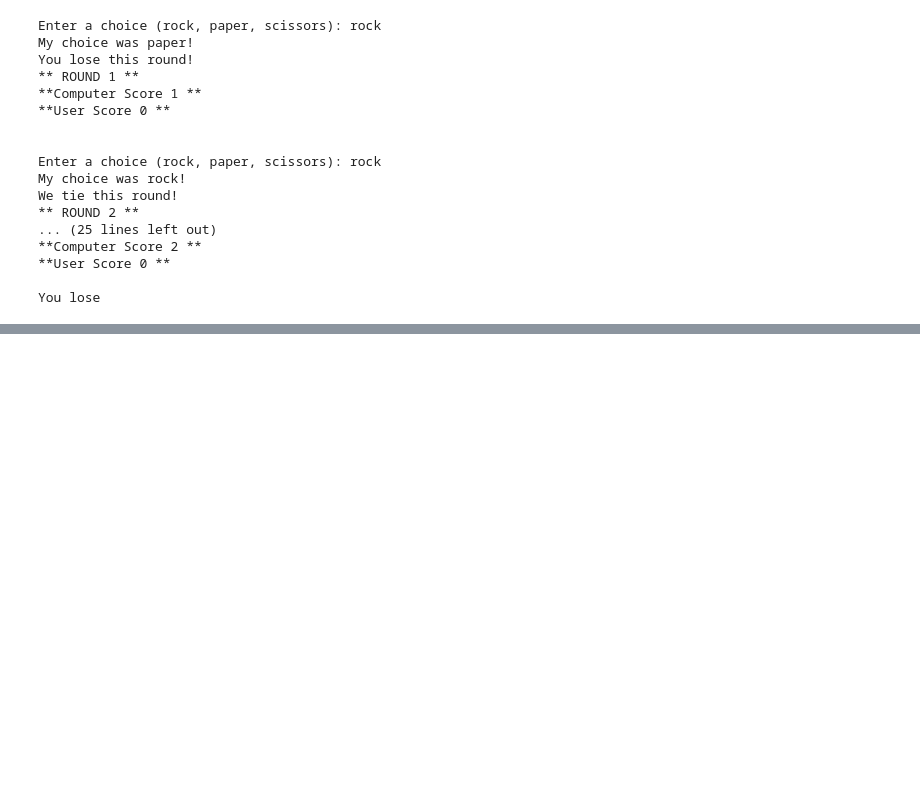
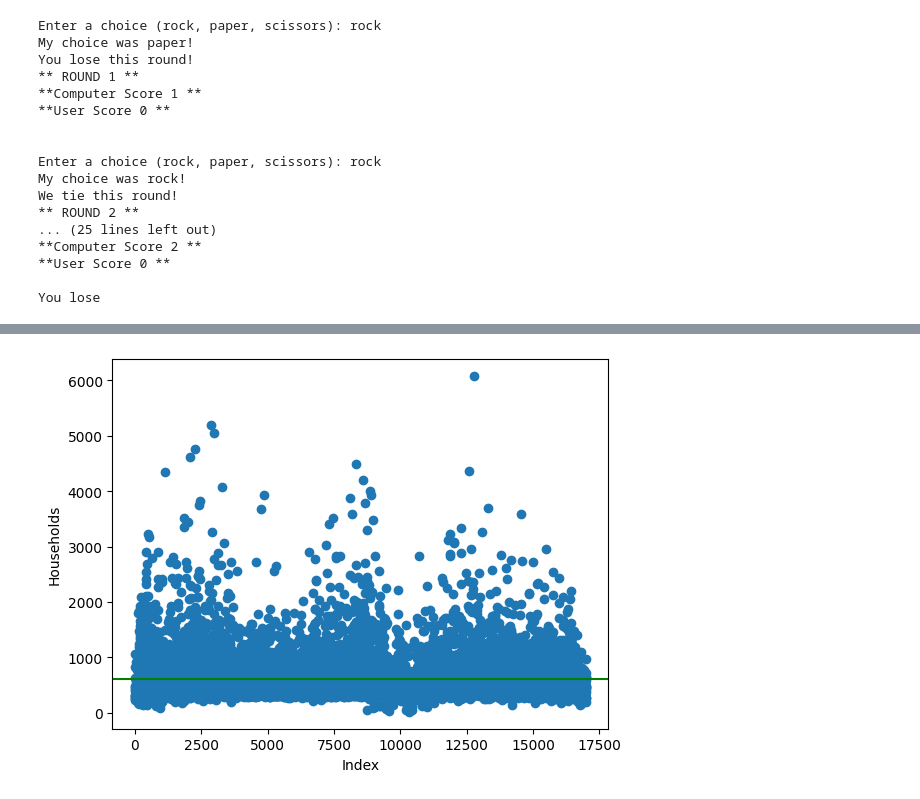
Before and after one commit to fabiocf12/MPA-MLF-exercises, a Jupyter notebook: lab1.ipynb, the cells around one changed output, grey strips where cells are left out. Saved outputs shown, nothing was run; the diff lists cells and outputs as text; code cells hidden in the pictures; blank space fills up the shorter version.

Commit message:
Completed more exercises

```diff
--- a/lab1.ipynb
+++ b/lab1.ipynb
@@ -134,0 +299,9 @@ You lose
+# %%
+"""
+EXERCISE 3
+"""
+
+import pandas as pd
+
+df = pd.read_csv("sample_data/california_housing_train.csv")
+df.describe() #Returns statistics like count,mean,std,min,max...
@@ -134,0 +318,3 @@ You lose
+# %%
+filtered_df = df[df["total_bedrooms"] > 310]
+print(filtered_df)
@@ -134,0 +339,3 @@ You lose
+# %%
+filtered_df = filtered_df.iloc[1:-1]
+print(filtered_df)
@@ -134,0 +360,14 @@ You lose
+# %%
+import matplotlib.pyplot as plt
+mean_households = filtered_df["households"].mean()
+
+xpoints = filtered_df.index
+ypoints = filtered_df["households"]
+
+plt.scatter(xpoints, ypoints)
+plt.axhline(mean_households,color = "green")
+plt.xlabel("Index")
+plt.ylabel("Households")
+plt.show()
+# %% [output]
+[figure, added]
```
Also changed, not shown: parts of 11 cells of this notebook.
